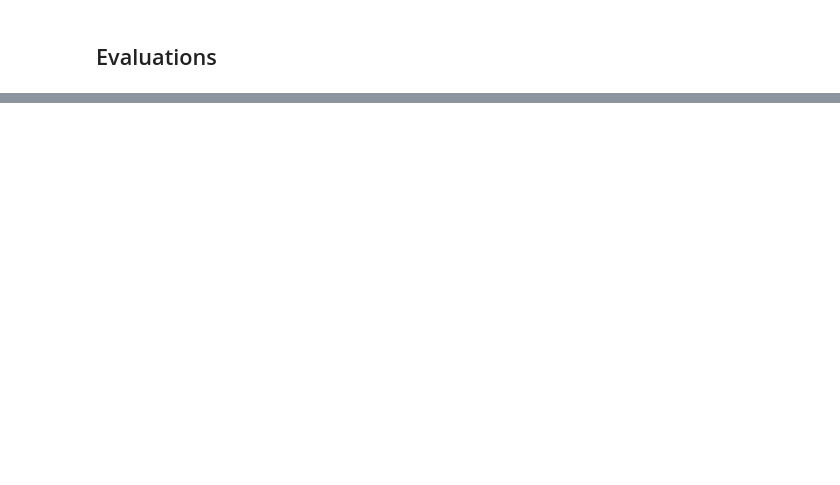
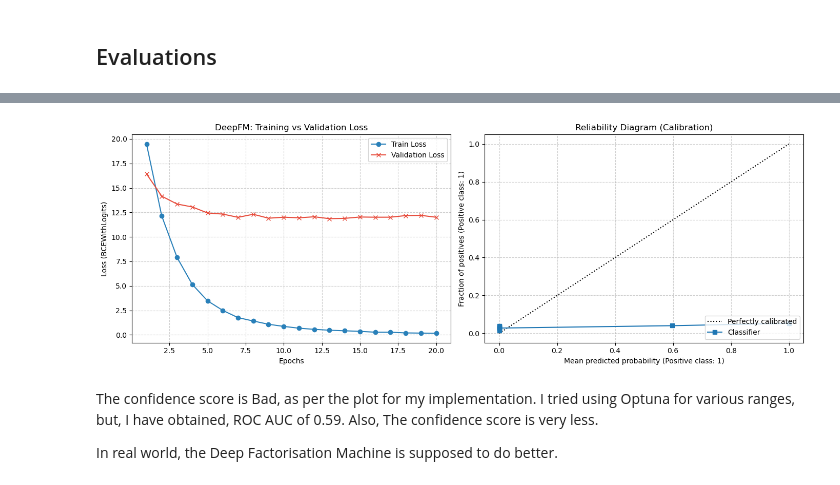
Before and after one commit to Abhishek-M-K2005/Abhishek_Maruti_Karennavar-Intelligence-SIG-Recs-2026, a Jupyter notebook: mandatory-tasks/recommender-systems-cf-to-dlrm/RecommendationTasks/02_NeuralCTR/solution_02.ipynb, the cells around one changed output, grey strips where cells are left out. Saved outputs shown, nothing was run; the diff lists cells and outputs as text; code cells hidden in the pictures; blank space fills up the shorter version.

```diff
--- a/mandatory-tasks/recommender-systems-cf-to-dlrm/RecommendationTasks/02_NeuralCTR/solution_02.ipynb
+++ b/mandatory-tasks/recommender-systems-cf-to-dlrm/RecommendationTasks/02_NeuralCTR/solution_02.ipynb
@@ -241,7 +259,7 @@ def train(model, lr, weight_decay, pos_weight_val, epochs=20):
 
         print(f"Epoch {epoch+1:02d}/{epochs} | Train Loss: {epoch_loss:.4f} | Val Loss: {epoch_valid_loss:.4f}")
 
-    return all_preds, all_labels
+    return all_preds, all_labels, training_losses, val_losses
 # %%
 import optuna
 import numpy as np
@@ -372,49 +338,55 @@ f1 Scoe:  0.06404391582799634
 # %%
+import matplotlib.pyplot as plt
+from sklearn.calibration import CalibrationDisplay
 import numpy as np
-from sklearn.metrics import recall_score, precision_score
+from sklearn.metrics import roc_auc_score, average_precision_score, accuracy_score, log_loss, f1_score
 
-# 1. Initialize final model with Optuna's best dropout
 final_model = DeepFMCTR(
     sparse_cardinalities=sparse_cardinalities,
     num_dense_features=len(dense_cols),
-    embed_dim=32,
-    dropout=0.25
+    dropout=0.296
 ).to(device)
 
-# 2. Train for a full 20 epochs using Optuna's best parameters
-print("Training final DeepFM model...")
-all_preds, all_labels = train(
+
+all_preds, all_labels, train_loss, val_loss = train(
     final_model,
-    lr=0.008,
-    weight_decay=8e-4,
-    pos_weight_val=16.76,
+    lr=0.00591,
+    weight_decay=0.000135,
+    pos_weight_val=11.949,
     epochs=20
 )
 
-# 3. Calculate Final ROC-AUC
+# 3. Final Metrics Evaluation
 all_labels = np.array(all_labels).astype(int)
-final_roc_auc = roc_auc_score(all_labels, all_preds)
+binary_predxns = [1 if p >= 0.55 else 0 for p in all_preds]
+
 print("\n" + "="*40)
-print(f"Final Model ROC-AUC: {final_roc_auc:.4f}")
+print("FINAL OPTIMIZED DEEPFM METRICS")
+print("="*40)
+print(f"ROC-AUC:          {roc_auc_score(all_labels, all_preds):.4f}")
+print(f"PR-AUC:           {average_precision_score(all_labels, all_preds):.4f}")
+print(f"Accuracy:         {accuracy_score(all_labels, binary_predxns):.4f}")
+print(f"LogLoss:          {log_loss(all_labels, all_preds):.4f}")
+print(f"F1 Score:         {f1_score(all_labels, binary_predxns):.4f}")
+print("="*40)
 
-# 4. Sweep for the Optimal F1 Threshold
-best_f1, best_thresh, best_acc, best_rec, best_prec = 0.0, 0.5, 0.0, 0.0, 0.0
 
-for thresh in np.arange(0.10, 0.90, 0.01):
-    temp_preds = [1 if p >= thresh else 0 for p in all_preds]
-    f1 = f1_score(all_labels, temp_preds, zero_division=0)
+fig, (ax1, ax2) = plt.subplots(1, 2, figsize=(14, 5))
 
-    if f1 > best_f1:
-        best_f1 = f1
-        best_thresh = thresh
-        best_acc = accuracy_score(all_labels, temp_preds)
-        best_rec = recall_score(all_labels, temp_preds, zero_division=0)
-        best_prec = precision_score(all_labels, temp_preds, zero_division=0)
 
-print(f"Optimal F1 Threshold: {best_thresh:.2f}")
-print(f"Maximized F1:         {best_f1:.4f}")
-print(f"Recall at Threshold:  {best_rec:.4f} (Caught {best_rec*100:.1f}% of real clicks)")
-print(f"Precision at Thresh:  {best_prec:.4f}")
-print(f"Accuracy at Thresh:   {best_acc:.4f}")
-print("="*40)
+ax1.plot(range(1, len(train_loss)+1), train_loss, label='Train Loss', color='#2980b9', marker='o')
+ax1.plot(range(1, len(val_loss)+1), val_loss, label='Validation Loss', color='#e74c3c', marker='x')
+ax1.set_title('DeepFM: Training vs Validation Loss')
+ax1.set_xlabel('Epochs')
+ax1.set_ylabel('Loss (BCEWithLogits)')
+ax1.legend()
+ax1.grid(True, linestyle='--', alpha=0.6)
+
+
+CalibrationDisplay.from_predictions(all_labels, all_preds, n_bins=10, ax=ax2, strategy='quantile')
+ax2.set_title('Reliability Diagram (Calibration)')
+ax2.grid(True, linestyle='--', alpha=0.6)
+
+plt.tight_layout()
+plt.show()
 # %% [output]
@@ -437 +409,6 @@ Accuracy at Thresh:   0.8284
 ========================================
+[figure, added]
+# %% [markdown]
+The confidence score is Bad, as per the plot for my implementation. I tried using Optuna for various ranges, but, I have obtained, ROC AUC of 0.59.  Also, The confidence score is very less.
+
+In real world, the Deep Factorisation Machine is supposed to do better.
```
Also changed, not shown: parts of 11 cells of this notebook, 9 other files.
